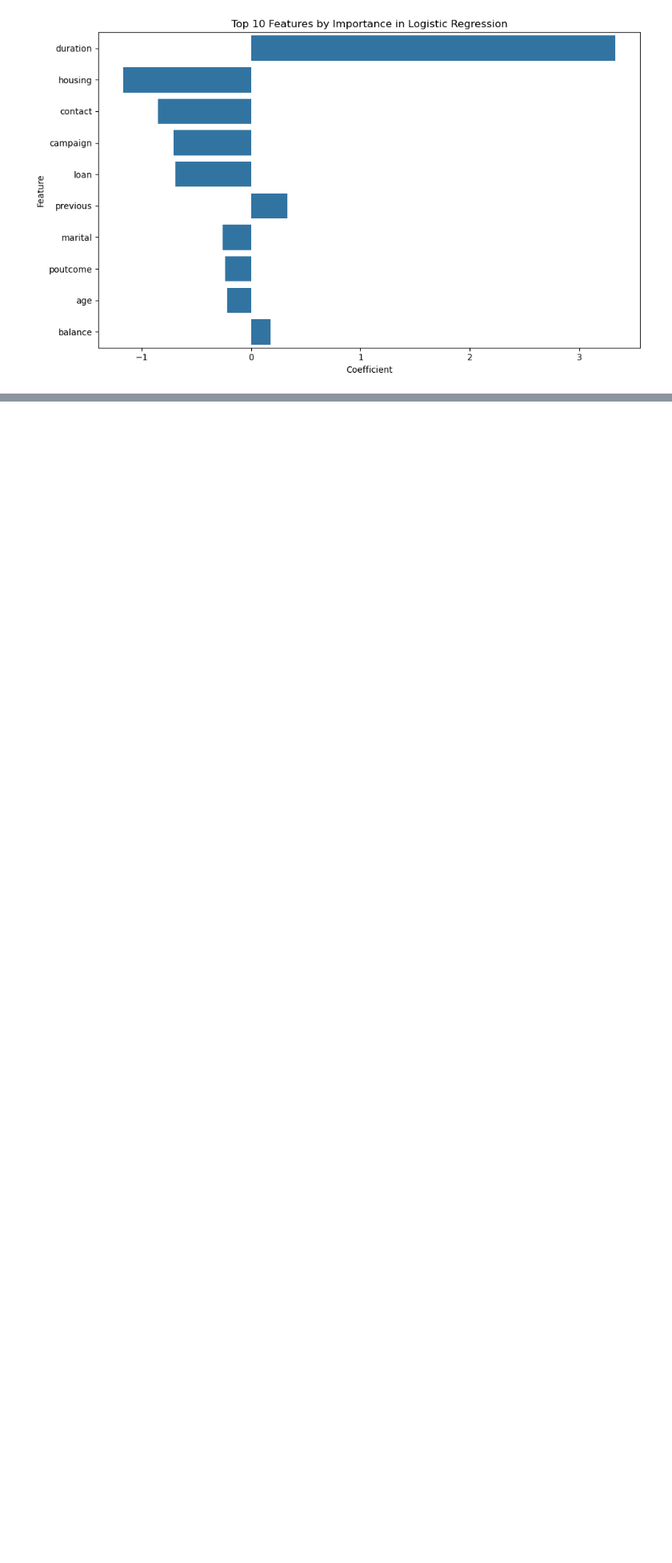
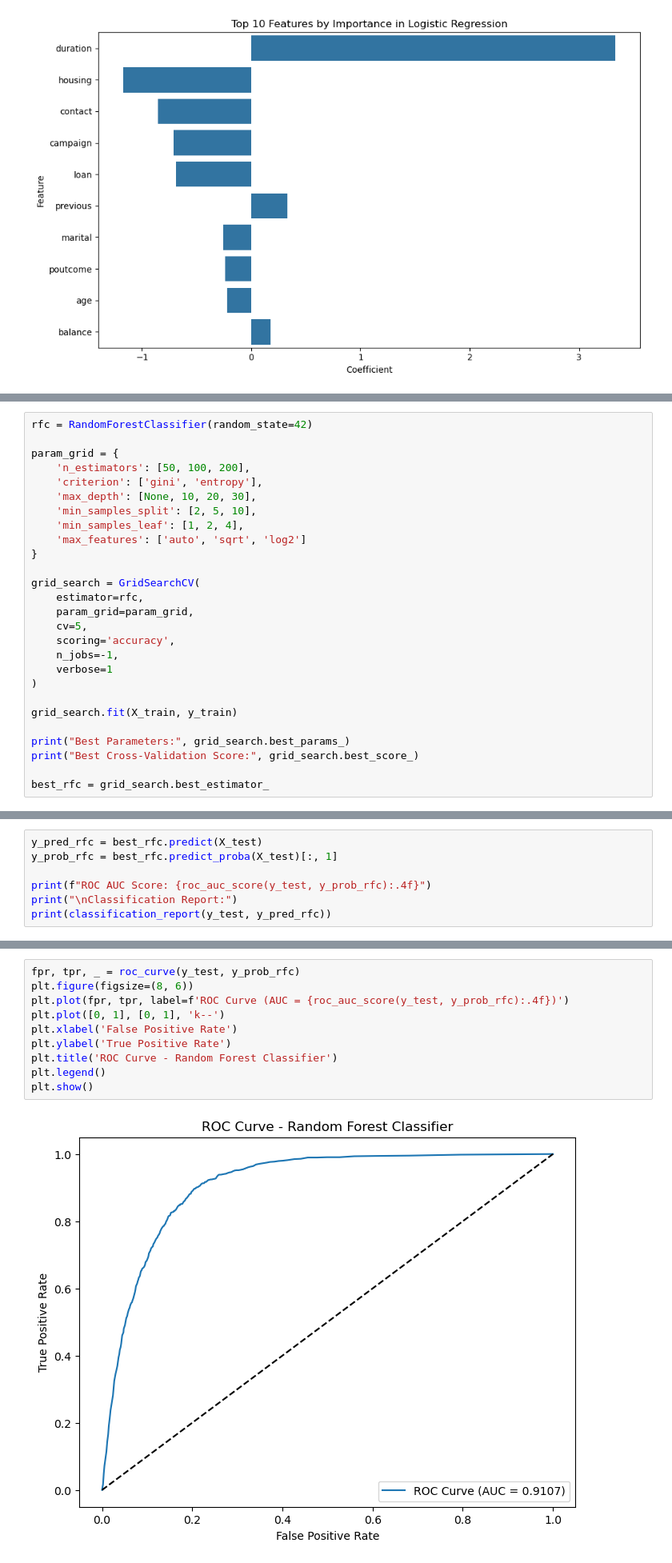
Before and after one commit to YXlh-64/ML-Workflow-Notebooks, a Jupyter notebook: preprocess.ipynb, the cells around one changed output, grey strips where cells are left out. Shown at 80% size. Saved outputs shown, nothing was run; the diff lists cells and outputs as text; blank space fills up the shorter version.

```diff
--- a/preprocess.ipynb
+++ b/preprocess.ipynb
@@ -376,0 +476,27 @@ plt.show()
+# %%
+rfc = RandomForestClassifier(random_state=42)
+
+param_grid = {
+    'n_estimators': [50, 100, 200],
+    'criterion': ['gini', 'entropy'],
+    'max_depth': [None, 10, 20, 30],
+    'min_samples_split': [2, 5, 10],
+    'min_samples_leaf': [1, 2, 4],
+    'max_features': ['auto', 'sqrt', 'log2']
+}
+
+grid_search = GridSearchCV(
+    estimator=rfc,
+    param_grid=param_grid,
+    cv=5,
+    scoring='accuracy',
+    n_jobs=-1,
+    verbose=1
+)
+
+grid_search.fit(X_train, y_train)
+
+print("Best Parameters:", grid_search.best_params_)
+print("Best Cross-Validation Score:", grid_search.best_score_)
+
+best_rfc = grid_search.best_estimator_
@@ -376,0 +526,7 @@ plt.show()
+# %%
+y_pred_rfc = best_rfc.predict(X_test)
+y_prob_rfc = best_rfc.predict_proba(X_test)[:, 1]
+
+print(f"ROC AUC Score: {roc_auc_score(y_test, y_prob_rfc):.4f}")
+print("\nClassification Report:")
+print(classification_report(y_test, y_pred_rfc))
@@ -376,0 +547,12 @@ plt.show()
+# %%
+fpr, tpr, _ = roc_curve(y_test, y_prob_rfc)
+plt.figure(figsize=(8, 6))
+plt.plot(fpr, tpr, label=f'ROC Curve (AUC = {roc_auc_score(y_test, y_prob_rfc):.4f})')
+plt.plot([0, 1], [0, 1], 'k--')
+plt.xlabel('False Positive Rate')
+plt.ylabel('True Positive Rate')
+plt.title('ROC Curve - Random Forest Classifier')
+plt.legend()
+plt.show()
+# %% [output]
+[figure, added]
```
Also changed, not shown: parts of 41 cells of this notebook.
